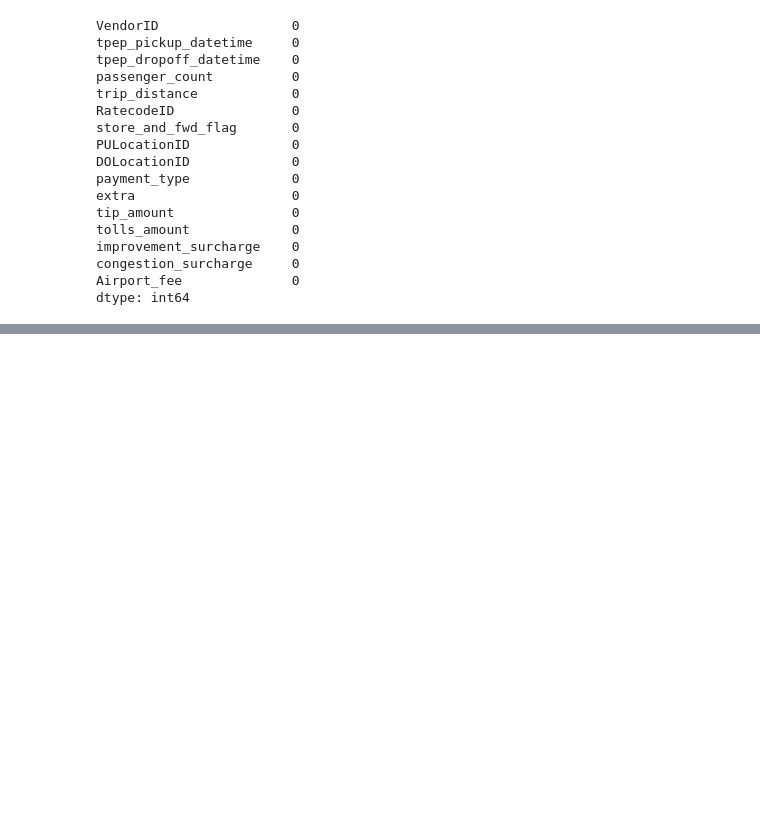
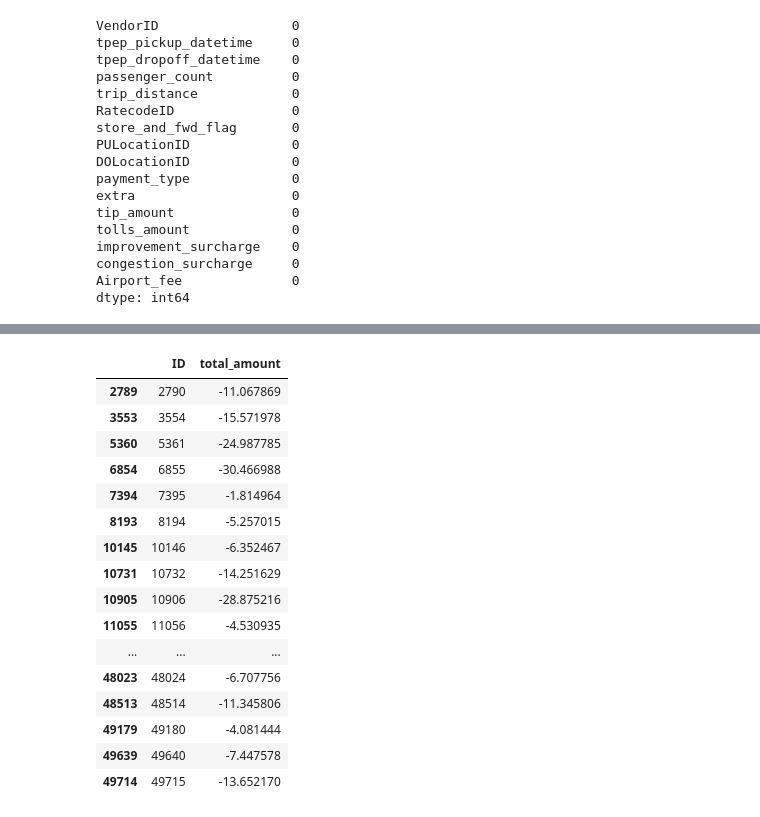
Before and after one commit to aniketkalra11/basic_kaggle_practice, a Jupyter notebook: texi_guru/texi_guru_v3.ipynb, the cells around one changed output, grey strips where cells are left out. Cells and saved outputs as stored; diff of their text form; code cells hidden in the pictures; blank space fills up the shorter version.

```diff
--- a/texi_guru/texi_guru_v3.ipynb
+++ b/texi_guru/texi_guru_v3.ipynb
@@ -317,0 +426,20 @@ submission.describe()
+# %%
+submission[submission['total_amount'] < 0]
+# %% [output]
+|  | ID | total_amount |
+| 2789 | 2790 | -11.067869 |
+| 3553 | 3554 | -15.571978 |
+| 5360 | 5361 | -24.987785 |
+| 6854 | 6855 | -30.466988 |
+| 7394 | 7395 | -1.814964 |
+| 8193 | 8194 | -5.257015 |
+| 10145 | 10146 | -6.352467 |
+| 10731 | 10732 | -14.251629 |
+| 10905 | 10906 | -28.875216 |
+| 11055 | 11056 | -4.530935 |
+| ... | ... | ... |
+| 48023 | 48024 | -6.707756 |
+| 48513 | 48514 | -11.345806 |
+| 49179 | 49180 | -4.081444 |
+| 49639 | 49640 | -7.447578 |
+| 49714 | 49715 | -13.652170 |
```
Also changed, not shown: parts of 26 cells of this notebook, 2 other files.
